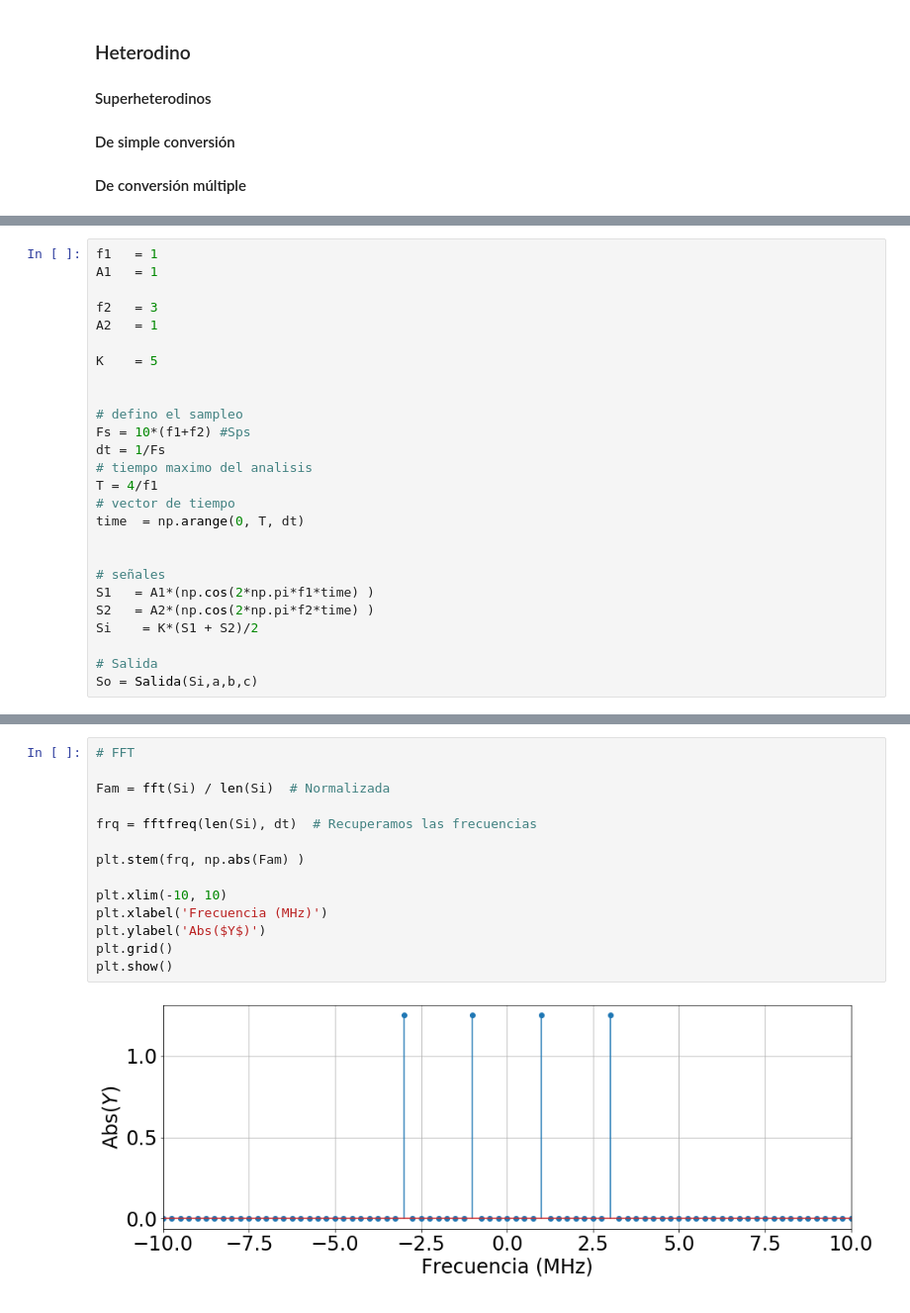
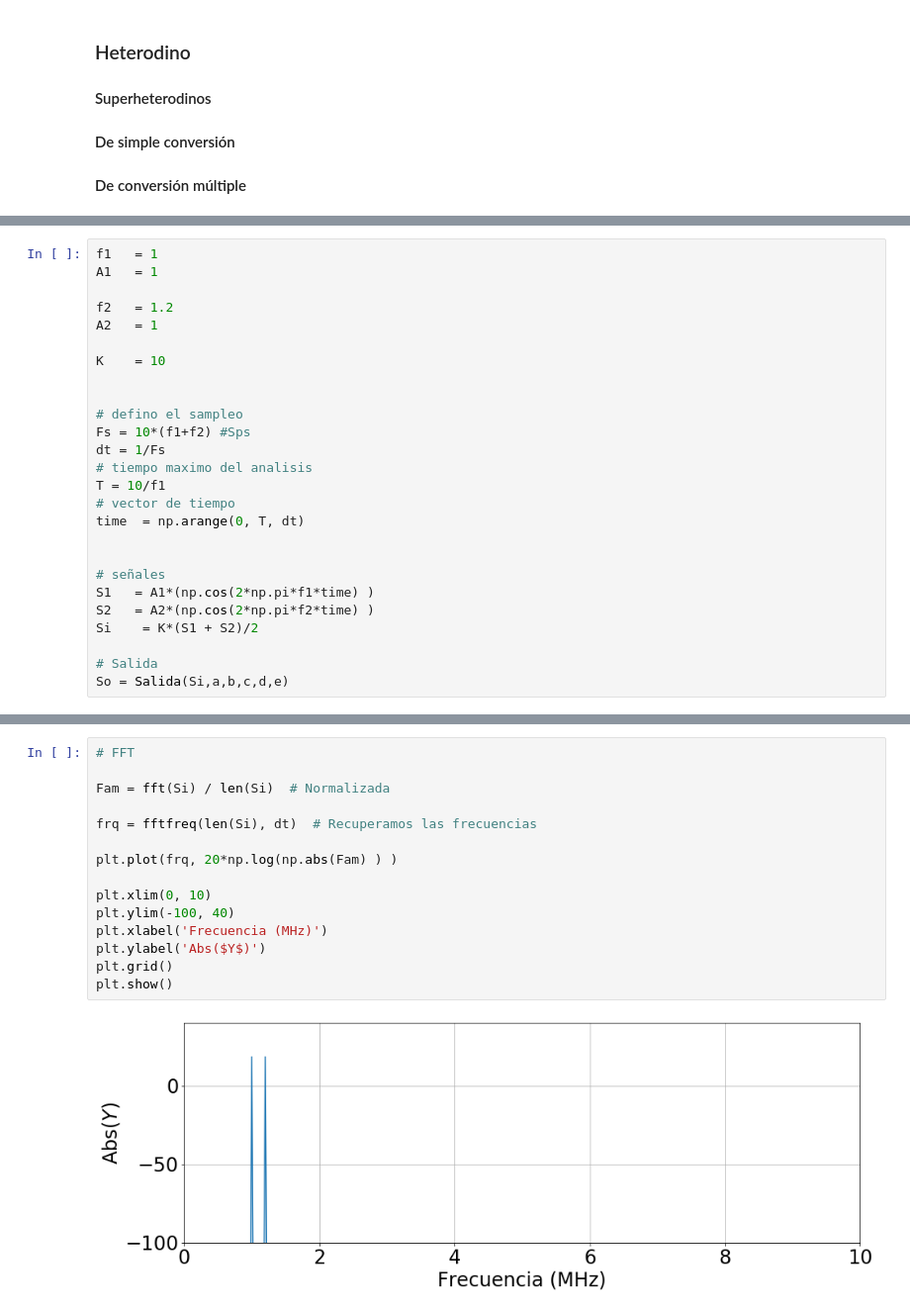
Before and after one commit to eaiii-frba-utn/2020, a Jupyter notebook: 1_Introducción/1_Sistemas_de_Radio/1_Sistema_de_Radio_y_Definiciones.ipynb, the cells around one changed output, grey strips where cells are left out. Shown at 99% size. Cells and saved outputs as stored; diff of their text form.

```diff
--- a/1_Introducción/1_Sistemas_de_Radio/1_Sistema_de_Radio_y_Definiciones.ipynb
+++ b/1_Introducción/1_Sistemas_de_Radio/1_Sistema_de_Radio_y_Definiciones.ipynb
@@ -223,17 +238,17 @@ plt.show()
 f1   = 1
 A1   = 1
 
-f2   = 3
+f2   = 1.2
 A2   = 1
 
-K    = 5
+K    = 10
 
 
 # defino el sampleo
 Fs = 10*(f1+f2) #Sps
 dt = 1/Fs
 # tiempo maximo del analisis
-T = 4/f1
+T = 10/f1
 # vector de tiempo
 time  = np.arange(0, T, dt)
 
@@ -244,7 +259,7 @@ S2   = A2*(np.cos(2*np.pi*f2*time) )
 Si    = K*(S1 + S2)/2
 
 # Salida
-So = Salida(Si,a,b,c)
+So = Salida(Si,a,b,c,d,e)
 # %%
 plt.plot(time, Si)
 plt.ylabel('Si [V]')
@@ -262,19 +277,20 @@ plt.show()
 # %%
 # FFT
 
 Fam = fft(Si) / len(Si)  # Normalizada
 
 frq = fftfreq(len(Si), dt)  # Recuperamos las frecuencias
 
-plt.stem(frq, np.abs(Fam) )
+plt.plot(frq, 20*np.log(np.abs(Fam) ) )
 
-plt.xlim(-10, 10)
+plt.xlim(0, 10)
+plt.ylim(-100, 40)
 plt.xlabel('Frecuencia (MHz)')
 plt.ylabel('Abs($Y$)')
 plt.grid()
 plt.show()
 # %% [output]
-[figure, old version]
+[figure, new version]
 # %%
 Fam = fft(So) / len(So)  # Normalizada
 
```
Also changed, not shown: parts of 6 cells of this notebook, 40 other files.
